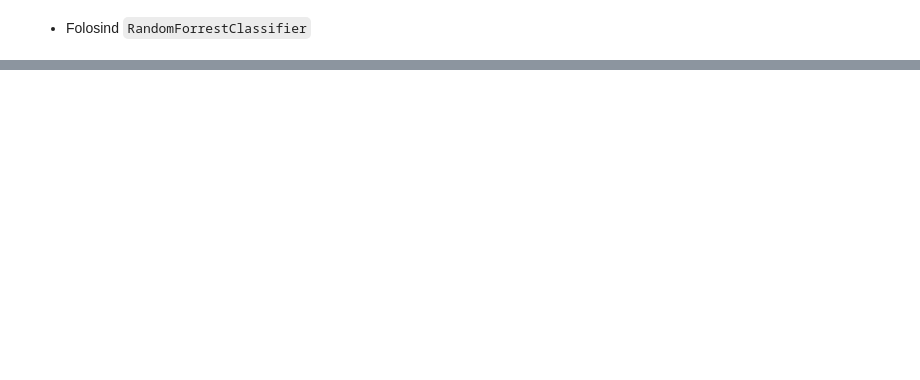
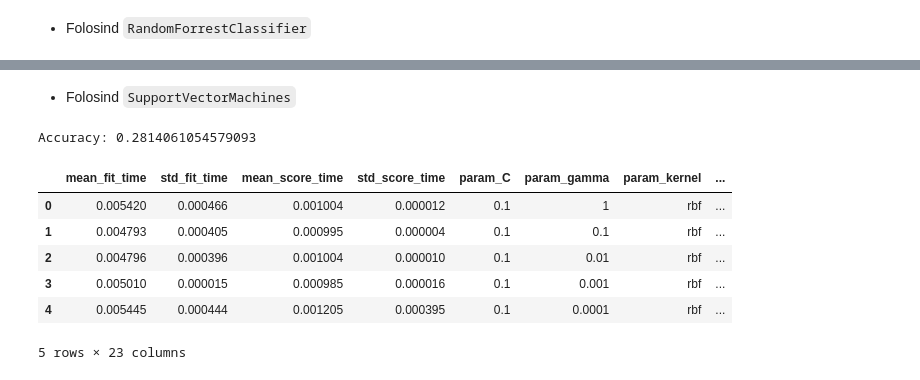
Before and after one commit to brasilnike/Teme-Introducere-in-Data-Science, a Jupyter notebook: Tema4 - IDS/Homework progress/Tema4_IDS.ipynb, the cells around one changed output, grey strips where cells are left out. Saved outputs shown, nothing was run; the diff lists cells and outputs as text; code cells hidden in the pictures; blank space fills up the shorter version.

```diff
--- a/Tema4 - IDS/Homework progress/Tema4_IDS.ipynb
+++ b/Tema4 - IDS/Homework progress/Tema4_IDS.ipynb
@@ -1037,0 +1089,15 @@ Accuracy: 0.921951219512195
+# %% [markdown]
+* Folosind `SupportVectorMachines`
+# %%
+parameter_grid = {'C':[0.1, 1, 10, 100, 1000], 'gamma':[1, 0.1, 0.01, 0.001, 0.0001], 'kernel':['rbf']}
+df_grid_search = calculate_performance(model=SVC(), parameter_grid=parameter_grid, X=CSM_X, y=CSM_y)
+df_grid_search.head()
+# %% [output]
+Accuracy: 0.2814061054579093
+|  | mean_fit_time | std_fit_time | mean_score_time | std_score_time | param_C | param_gamma | param_kernel | ... |
+| 0 | 0.005420 | 0.000466 | 0.001004 | 0.000012 | 0.1 | 1 | rbf | ... |
+| 1 | 0.004793 | 0.000405 | 0.000995 | 0.000004 | 0.1 | 0.1 | rbf | ... |
+| 2 | 0.004796 | 0.000396 | 0.001004 | 0.000010 | 0.1 | 0.01 | rbf | ... |
+| 3 | 0.005010 | 0.000015 | 0.000985 | 0.000016 | 0.1 | 0.001 | rbf | ... |
+| 4 | 0.005445 | 0.000444 | 0.001205 | 0.000395 | 0.1 | 0.0001 | rbf | ... |
+5 rows × 23 columns
```
Also changed, not shown: parts of 44 cells of this notebook.
